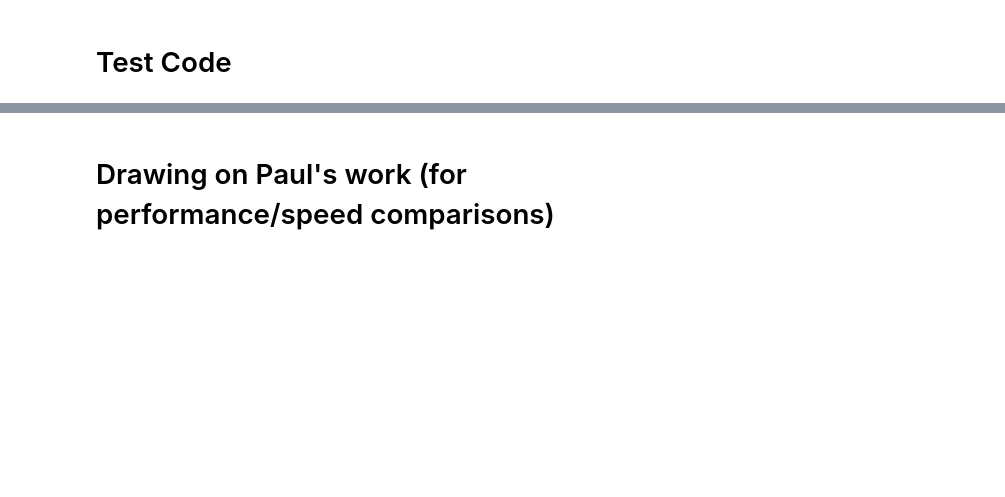
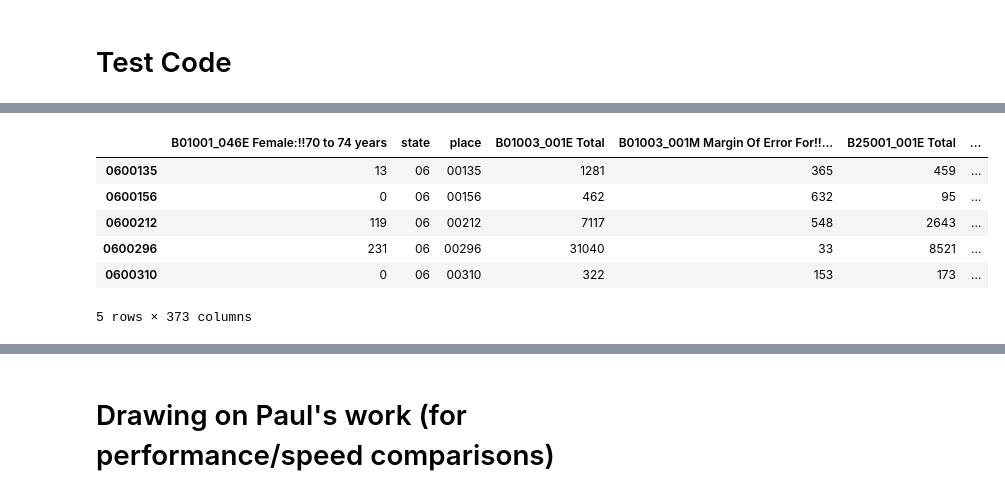
Before and after one commit to drewlevitt/census-python, a Jupyter notebook: Neighborhood Profile DSL.ipynb, the cells around one changed output, grey strips where cells are left out. Saved outputs shown, nothing was run; the diff lists cells and outputs as text; code cells hidden in the pictures; blank space fills up the shorter version.

```diff
--- a/Neighborhood Profile DSL.ipynb
+++ b/Neighborhood Profile DSL.ipynb
@@ -240,0 +253,11 @@ d2 = d # ASK YING about this behavior!
+# %%
+placeFrame = census_api_pull(variables_all, "2012", "acs5", "place")
+placeFrame.head()
+# %% [output]
+|  | B01001_046E Female:!!70 to 74 years | state | place | B01003_001E Total | B01003_001M Margin Of Error For!!... | B25001_001E Total | ... |
+| 0600135 | 13 | 06 | 00135 | 1281 | 365 | 459 | ... |
+| 0600156 | 0 | 06 | 00156 | 462 | 632 | 95 | ... |
+| 0600212 | 119 | 06 | 00212 | 7117 | 548 | 2643 | ... |
+| 0600296 | 231 | 06 | 00296 | 31040 | 33 | 8521 | ... |
+| 0600310 | 0 | 06 | 00310 | 322 | 153 | 173 | ... |
+5 rows × 373 columns
```
Also changed, not shown: parts of 22 cells of this notebook, 2 other files.
